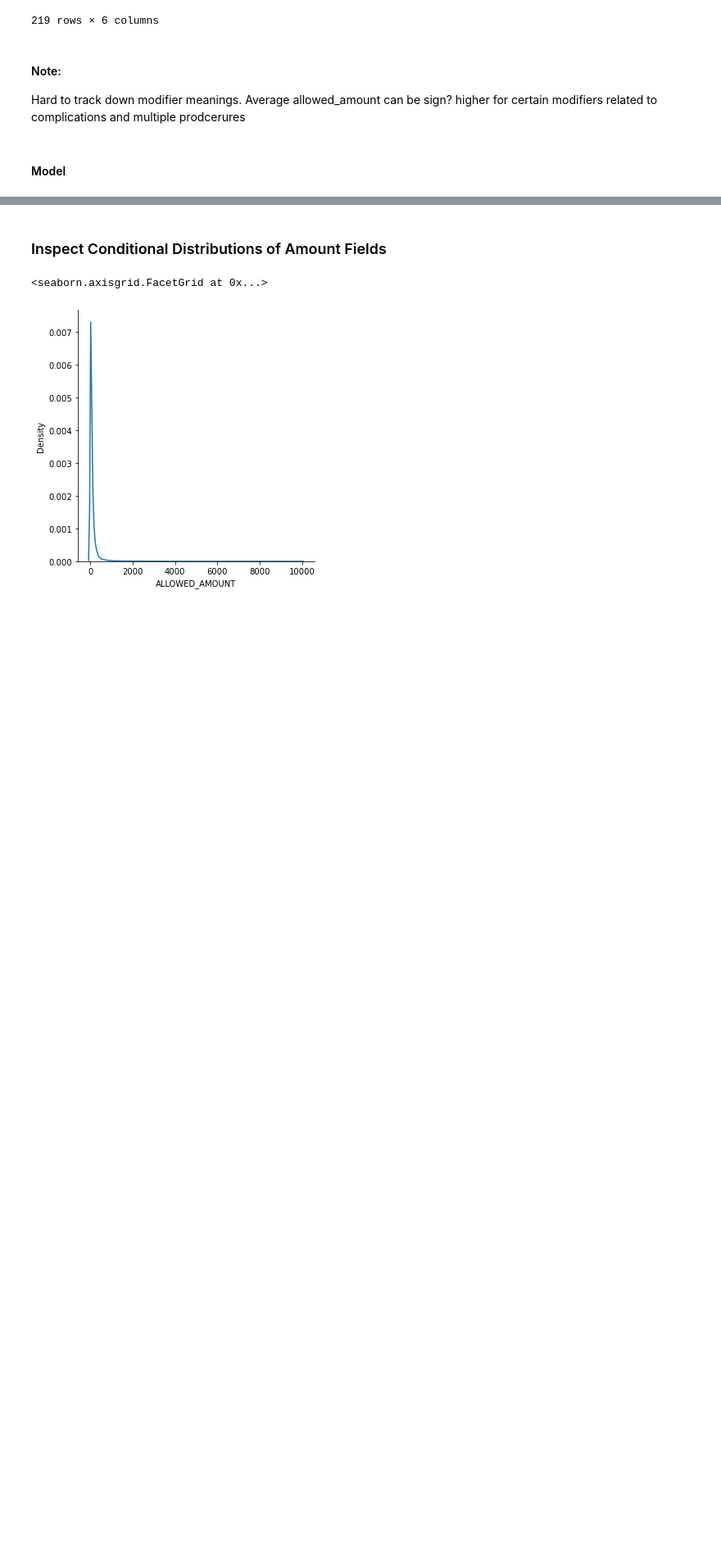
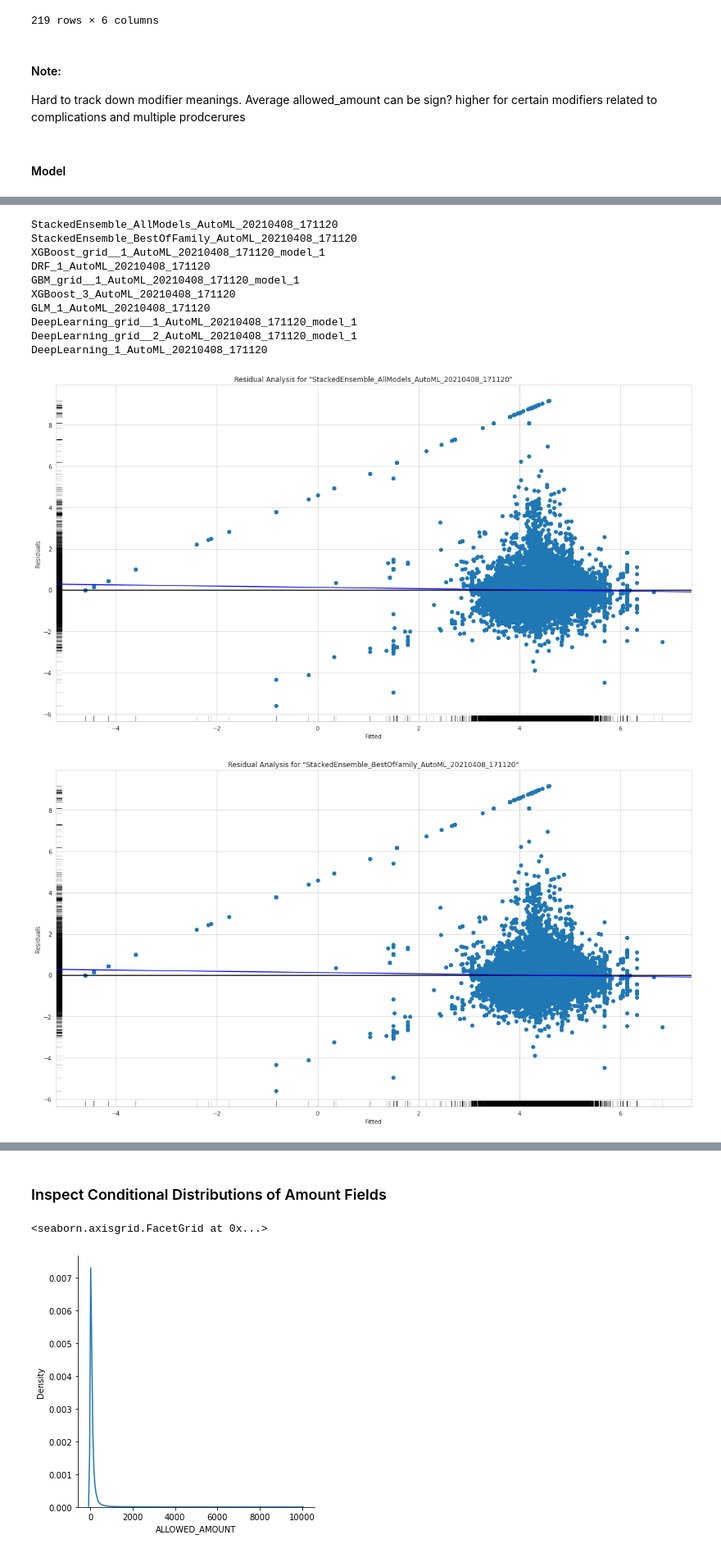
Before and after one commit to komodokamalesh/costofcare, a Jupyter notebook: analysis/Price Data Exploration.ipynb, the cells around one changed output, grey strips where cells are left out. Shown at 82% size. Saved outputs shown, nothing was run; the diff lists cells and outputs as text; code cells hidden in the pictures; blank space fills up the shorter version.

```diff
--- a/analysis/Price Data Exploration.ipynb
+++ b/analysis/Price Data Exploration.ipynb
@@ -636,0 +696,21 @@ def plot(amount_field="ALLOWED_AMOUNT", log_transform=False):
+# %%
+for model in model_ids[:10]:
+    temp=h2o.get_model(model)
+    print (model)
+    try:
+        temp.residual_analysis_plot(trainH2o)
+    except:
+        print ("plot attempt failed")
+# %% [output]
+StackedEnsemble_AllModels_AutoML_20210408_171120
+StackedEnsemble_BestOfFamily_AutoML_20210408_171120
+XGBoost_grid__1_AutoML_20210408_171120_model_1
+DRF_1_AutoML_20210408_171120
+GBM_grid__1_AutoML_20210408_171120_model_1
+XGBoost_3_AutoML_20210408_171120
+GLM_1_AutoML_20210408_171120
+DeepLearning_grid__1_AutoML_20210408_171120_model_1
+DeepLearning_grid__2_AutoML_20210408_171120_model_1
+DeepLearning_1_AutoML_20210408_171120
+[figure, added]
+[figure, added]
```
Also changed, not shown: parts of 23 cells of this notebook, 10 other files.
